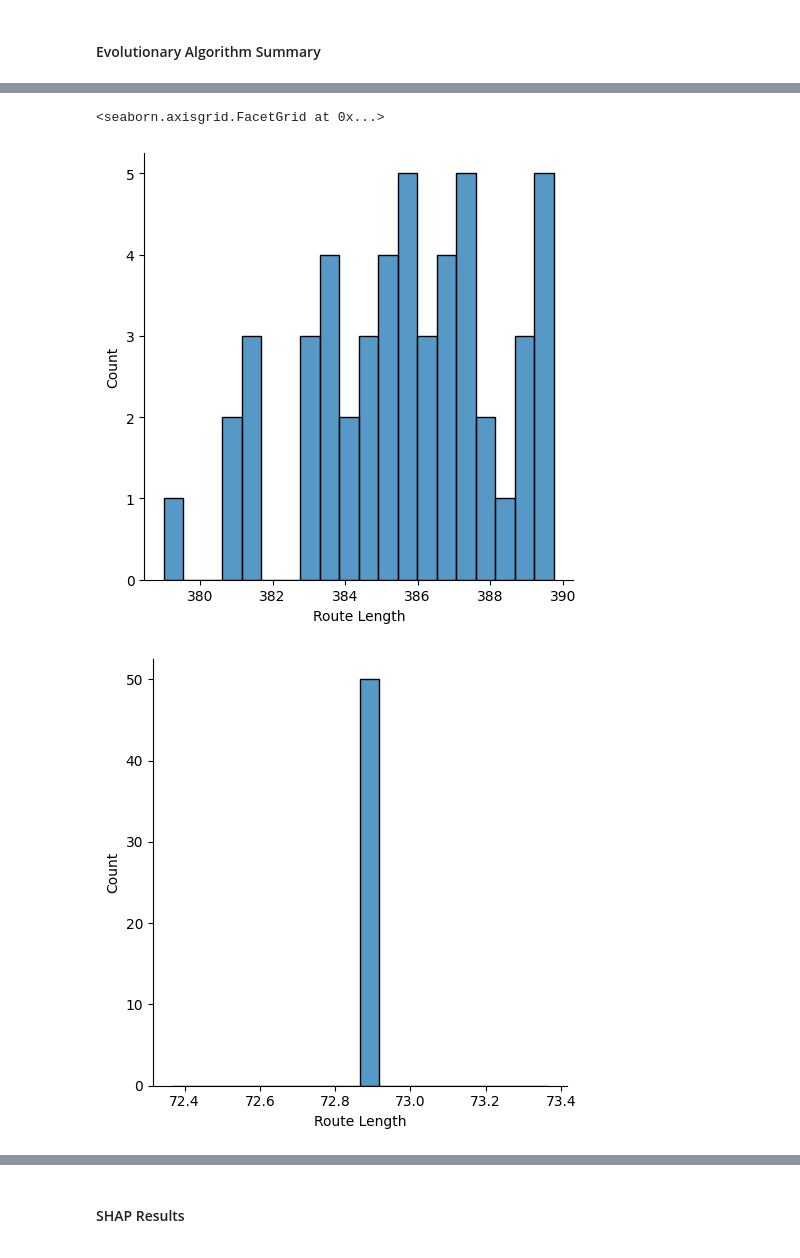
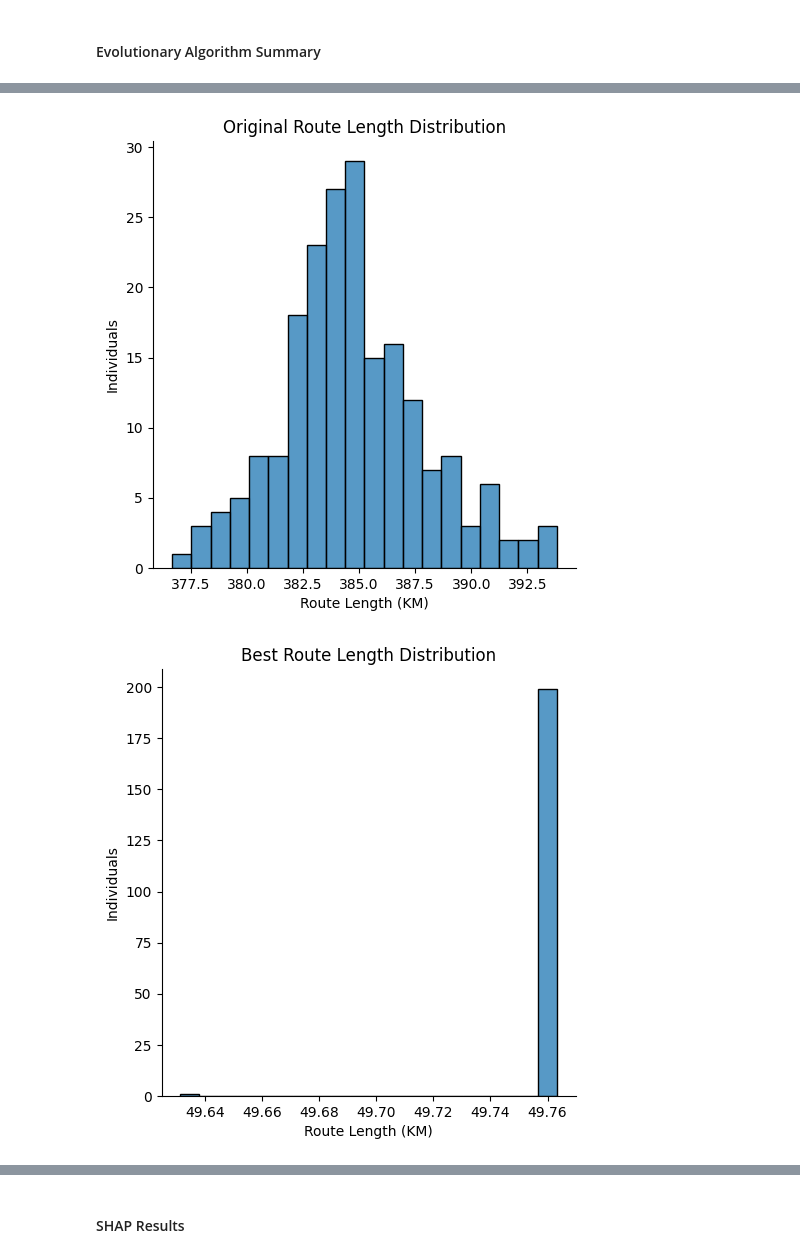
Before and after one commit to aadams1892/CISC-499-XAI-For-Waste-Management-Using-EA, a Jupyter notebook: model/main.ipynb, the cells around one changed output, grey strips where cells are left out. Saved outputs shown, nothing was run; the diff lists cells and outputs as text; code cells hidden in the pictures.

Commit message:
Improved Seaborn graphs

```diff
--- a/model/main.ipynb
+++ b/model/main.ipynb
@@ -18,10 +12,11 @@ IProgress not found. Please update jupyter and ipywidgets. See https://ipywidget
 # %%
-def bins_EA(bin_info, pop_size=24, mating_pool_size=8, tournament_size=4, crossover_rate=0, mut_rate=0.3, max_gen=1000, target=25, rng=True):
+def bins_ea(bin_info, pop_size=24, mating_pool_size=8, tournament_size=4, crossover_rate=0, mut_rate=0.3, max_gen=1000, target=25, rng=True):
 
     if(rng == False):
         random.seed()
 
     bin_count = len(bin_info.bins)
+    avg_dist = []
 
     # Initialization
     population = initialization.pop_init(pop_size, bin_info, bin_count)
@@ -52,19 +47,20 @@ def bins_EA(bin_info, pop_size=24, mating_pool_size=8, tournament_size=4, crosso
             i += 2
         population, fitness = survivor_selection.mu_plus_lambda(population, fitness, offspring, offspring_fitness)
         print("gen: ",gen," - max fit: ",max(fitness)," - pop size: ", len(population))
+        avg_dist.append(len(population[0]) / (sum(fitness)/len(fitness)))
         gen += 1
-    return population, fitness, og_fitness, gen
+    return population, fitness, og_fitness, gen, avg_dist
 # %%
 bin_info = environment.BinInfo('../datasets/BinLocations.csv', '../datasets/BinDistances.csv')
-pop_size = 50
-mating_pool_size = 30 # Must be even
-tournament_size = 12
+pop_size = 200
+mating_pool_size = 60 # Must be even
+tournament_size = 40
 crossover_rate = 0
 mut_rate = 0.6
-max_gen = 10000
+max_gen = 100000
 target_fitness = 8
 
 gen_count = 0
-population, fitness, fitness_o, gen_count = bins_EA(bin_info, pop_size, mating_pool_size, tournament_size, crossover_rate, mut_rate, max_gen, target_fitness, True)
+population, fitness, fitness_o, gen_count, avg_dist = bins_ea(bin_info, pop_size, mating_pool_size, tournament_size, crossover_rate, mut_rate, max_gen, target_fitness, True)
 route = population[fitness.index(max(fitness))]
 # %% [output]
@@ -90,10 +86,12 @@ gen:  6745  - max fit:  4.63785849104
 # %%
 import seaborn as sb
 import pandas as pd
+import matplotlib.pyplot as plt
 
 print("Best Individual:", route)
-print("Best Fitness:", evaluation.fitness(route, bin_info))
+print("Best Fitness:", evaluation.fitness(route, bin_info), "    Target Fitness:", target_fitness)
 print("Best Route Length:", round(len(route)/evaluation.fitness(route, bin_info),2),"KM\n")
+
 fitness_increase = ((sum(fitness) - sum(fitness_o)) / sum(fitness_o))/gen_count
 print("Average Improvement Per Generation:",round(fitness_increase*100,2),"% Fitness Increase")
 print("Generations to Terminate:", gen_count)
@@ -104,12 +102,15 @@ for i in range(len(route)-1):
     if(bin_info.get_dist(route[i], route[i+1]) == 1):
         count += 1
 print("\'Bad\' Paths:", count)
-len_map = {"Route Length": [len(route)/f for f in fitness]}
-len_map = pd.DataFrame(len_map)
-len_map_o = {"Route Length": [len(route)/f for f in fitness_o]}
-len_map_o = pd.DataFrame(len_map_o)
-plot1 = sb.displot(len_map_o,x="Route Length",bins=20)
-plot1.set_titles("Original Route Length Distribution")
-plot2 = sb.displot(len_map,x="Route Length",bins=20)
-plot2.set_titles("Best Route Length Distribution")
+
+len_map = pd.DataFrame({"Route Length": [len(route)/f for f in fitness]})
+len_map_o = pd.DataFrame({"Route Length": [len(route)/f for f in fitness_o]})
+dist_map = pd.DataFrame({"length": avg_dist})
+
+plt1=sb.displot(len_map_o,x="Route Length",bins=20).set(title="Original Route Length Distribution", xlabel='Route Length (KM)', ylabel="Individuals")
+plt.show()
+plt2=sb.displot(len_map,x="Route Length",bins=20).set(title="Best Route Length Distribution", xlabel='Route Length (KM)', ylabel="Individuals")
+plt.show()
+plt3=sb.lineplot(x=dist_map.index, y='length', data=dist_map).set(title="Length Across Generations", xlabel='Generation', ylabel="Route Length (KM)")
+plt.show()
 # %% [output]
@@ -125,3 +126,2 @@ Max Generations Allowed 10000
-<seaborn.axisgrid.FacetGrid at 0x...>
-[figure, old version]
+[figure, new version]
-[figure, old version]
+[figure, new version]
```
Also changed, not shown: parts of 7 cells of this notebook.
